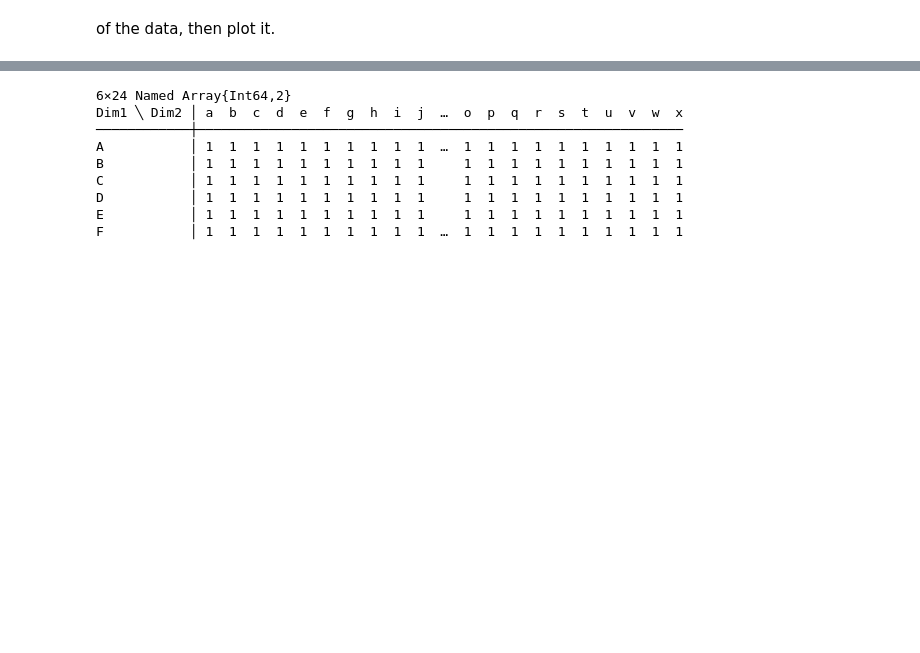
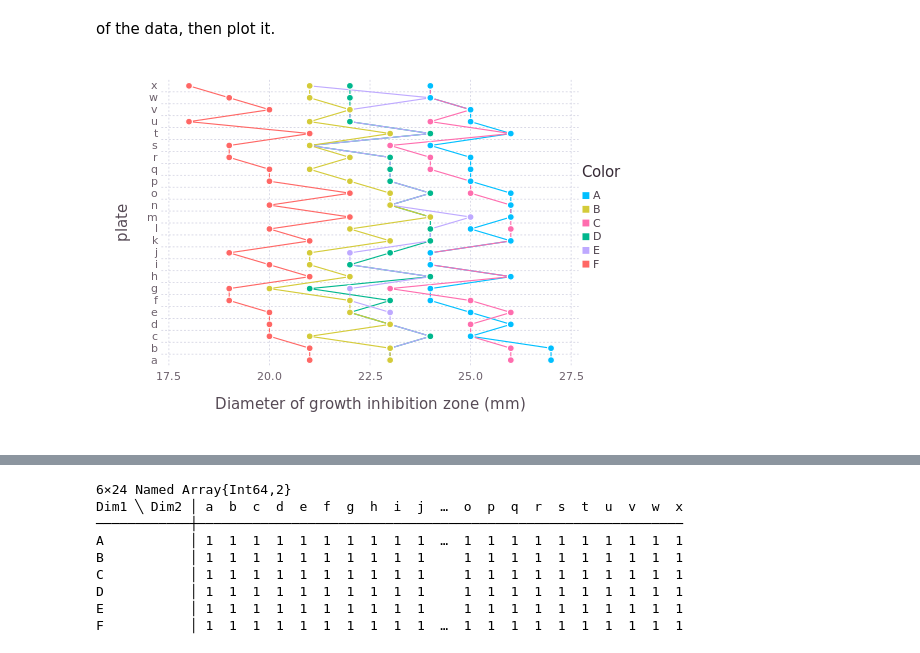
Before and after one commit to dmbates/MixedModelsinJulia, a Jupyter notebook: MultipleTerms.ipynb, the cells around one changed output, grey strips where cells are left out. Saved outputs shown, nothing was run; the diff lists cells and outputs as text; code cells hidden in the pictures; blank space fills up the shorter version.

```diff
--- a/MultipleTerms.ipynb
+++ b/MultipleTerms.ipynb
@@ -72,11 +70,13 @@ names(penicillin)
 # %% [markdown]
 of the data, then plot it.
 # %%
-plot(y = convert(Vector{String}, penicillin[:plate]),
-    x = penicillin[:diameter], Geom.point, Geom.path,
-    color = convert(Vector{String}, penicillin[:sample]),
+plot(y = convert(Vector{String}, penicillin[:G]),
+    x = penicillin[:Y], Geom.point, Geom.path,
+    color = convert(Vector{String}, penicillin[:H]),
     xlabel("Diameter of growth inhibition zone (mm)"),
     ylabel("plate"))
+# %% [output]
+[figure, added]
 # %% [markdown]
 ![Diameter of the growth inhibition zone (mm) in the *B. subtilis* method of assessing the concentration of penicillin. Each of 6 samples was applied to each of the 24 agar plates. The lines join observations on the same sample.](figure/Penicillindot-1)
 
```
Also changed, not shown: parts of 30 cells of this notebook, 3 other files.
